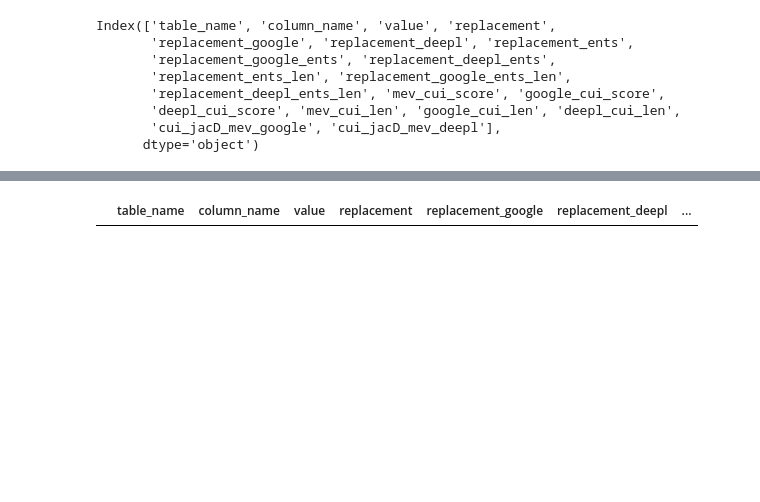
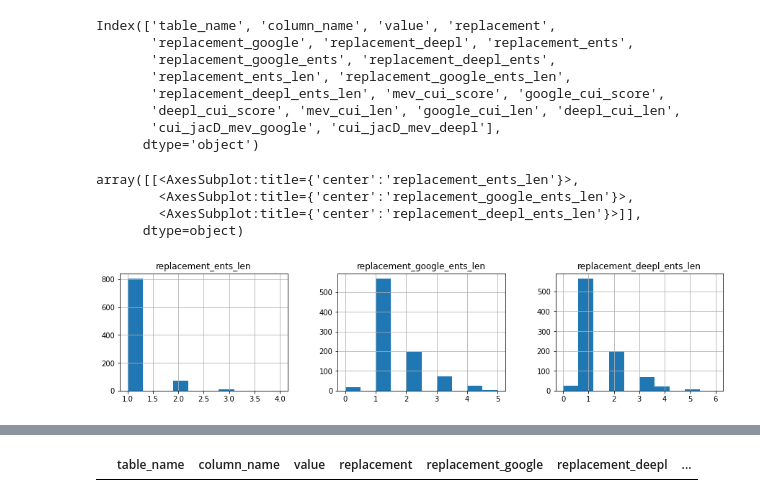
Before and after one commit to vyasakhilesh/biomed_entity_extraction, a Jupyter notebook: notebooks/data_analysis.ipynb, the cells around one changed output, grey strips where cells are left out. Cells and saved outputs as stored; diff of their text form; code cells hidden in the pictures; blank space fills up the shorter version.

```diff
--- a/notebooks/data_analysis.ipynb
+++ b/notebooks/data_analysis.ipynb
@@ -26,3 +26,11 @@ Index(['table_name', 'column_name', 'value', 'replacement',
        'deepl_cui_score', 'mev_cui_len', 'google_cui_len', 'deepl_cui_len',
        'cui_jacD_mev_google', 'cui_jacD_mev_deepl'],
       dtype='object')
+# %%
+df[['replacement_ents_len', 'replacement_google_ents_len', 'replacement_deepl_ents_len']].hist(figsize=(15,3), layout=(1,3))
+# %% [output]
+array([[<AxesSubplot:title={'center':'replacement_ents_len'}>,
+        <AxesSubplot:title={'center':'replacement_google_ents_len'}>,
+        <AxesSubplot:title={'center':'replacement_deepl_ents_len'}>]],
+      dtype=object)
+[figure, added]
```
Also changed, not shown: parts of 9 cells of this notebook, 1 other file.
